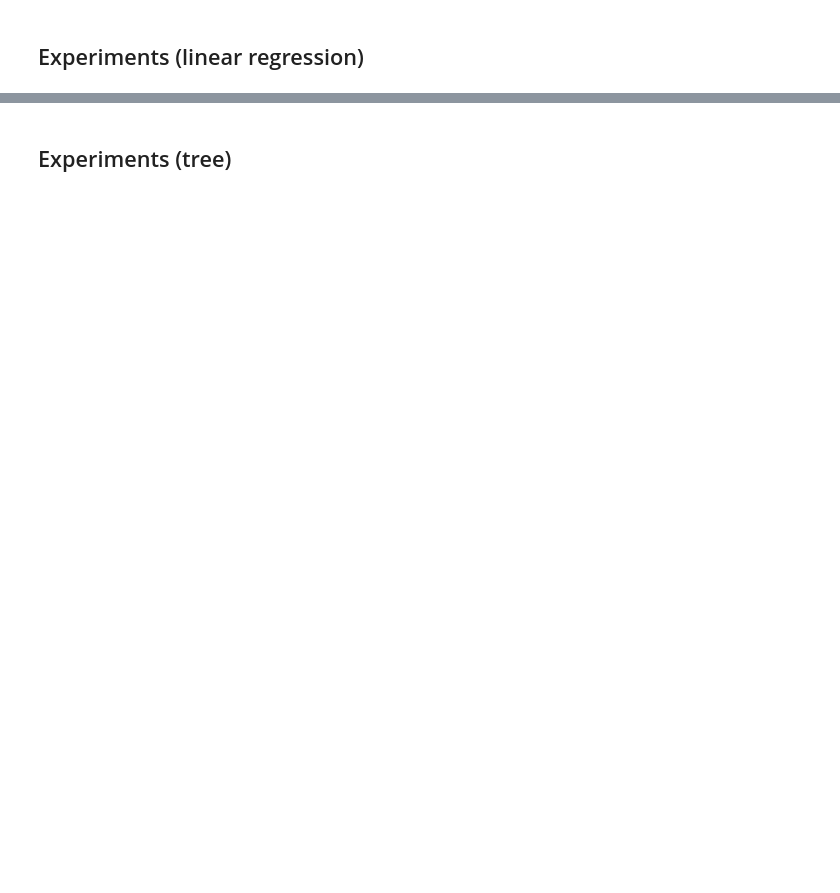
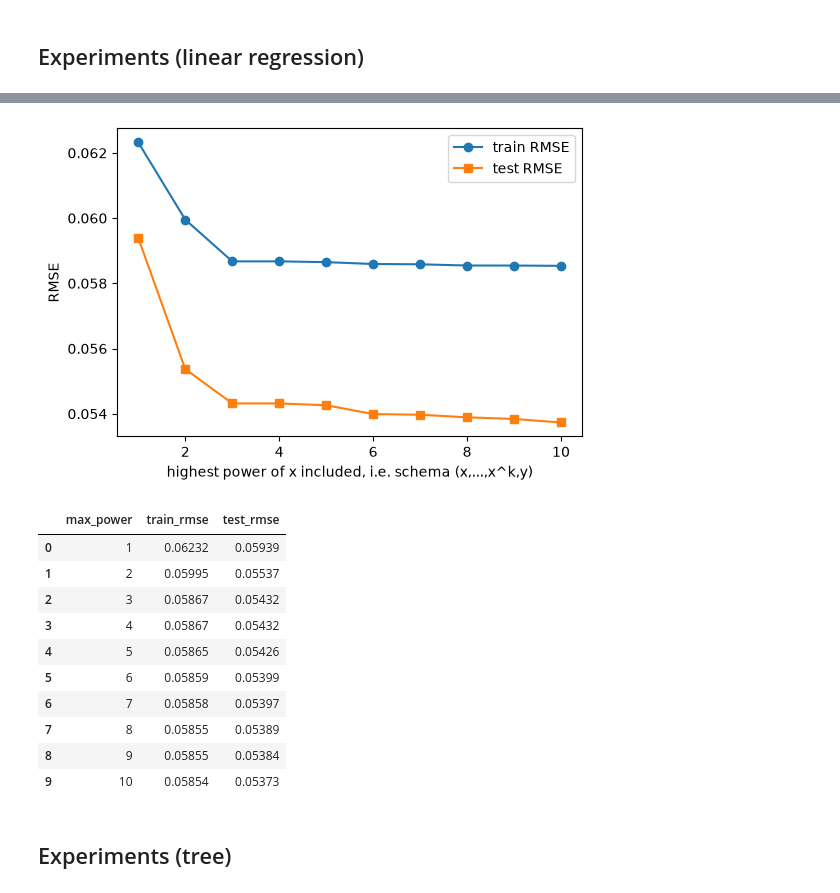
Before and after one commit to JonathanSchwenk/cs6220_HW2, a Jupyter notebook: homework_2.ipynb, the cells around one changed output, grey strips where cells are left out. Cells and saved outputs as stored; diff of their text form; code cells hidden in the pictures; blank space fills up the shorter version.

```diff
--- a/homework_2.ipynb
+++ b/homework_2.ipynb
@@ -40,2 +240,38 @@ print(df.head(3)); print(len(train), len(test))
+# %%
+def run_degree_sweep(max_deg=10, eps=0.1, n=1000):
+    """Cubic true function; schemas (x), (x,x2), ..., (x,x2,...,x10)."""
+    true_f = TRUE_FUNCS["Cubic"]
+    out = []
+    for deg in range(1, max_deg + 1):
+        # k=k freezes the power for each lambda (otherwise they all use the last k)
+        extra = [lambda x, k=k: x**k for k in range(2, deg + 1)]
+        df = generate_noisy_dataset(extra, true_f, (0.0, 1.0), n, eps)
+        train, test = split_dataset(df)
+        beta = fit(train)
+        out.append({"max_power": deg,
+                    "train_rmse": evaluate_model(predict(beta, train), train["y"].to_numpy()),
+                    "test_rmse": evaluate_model(predict(beta, test), test["y"].to_numpy())})
+    return pd.DataFrame(out)
+
+res = run_degree_sweep()
+plt.figure(figsize=(6, 4))
+plt.plot(res["max_power"], res["train_rmse"], "o-", label="train RMSE")
+plt.plot(res["max_power"], res["test_rmse"], "s-", label="test RMSE")
+plt.xlabel("highest power of x included, i.e. schema (x,...,x^k,y)")
+plt.ylabel("RMSE"); plt.legend(); plt.show()
+res.round(5)
+# %% [output]
+[figure, added]
+|  | max_power | train_rmse | test_rmse |
+| 0 | 1 | 0.06232 | 0.05939 |
+| 1 | 2 | 0.05995 | 0.05537 |
+| 2 | 3 | 0.05867 | 0.05432 |
+| 3 | 4 | 0.05867 | 0.05432 |
+| 4 | 5 | 0.05865 | 0.05426 |
+| 5 | 6 | 0.05859 | 0.05399 |
+| 6 | 7 | 0.05858 | 0.05397 |
+| 7 | 8 | 0.05855 | 0.05389 |
+| 8 | 9 | 0.05855 | 0.05384 |
+| 9 | 10 | 0.05854 | 0.05373 |
 # %% [markdown]
 ## Experiments (tree)
```
Also changed, not shown: parts of 5 cells of this notebook, 1 other file.
